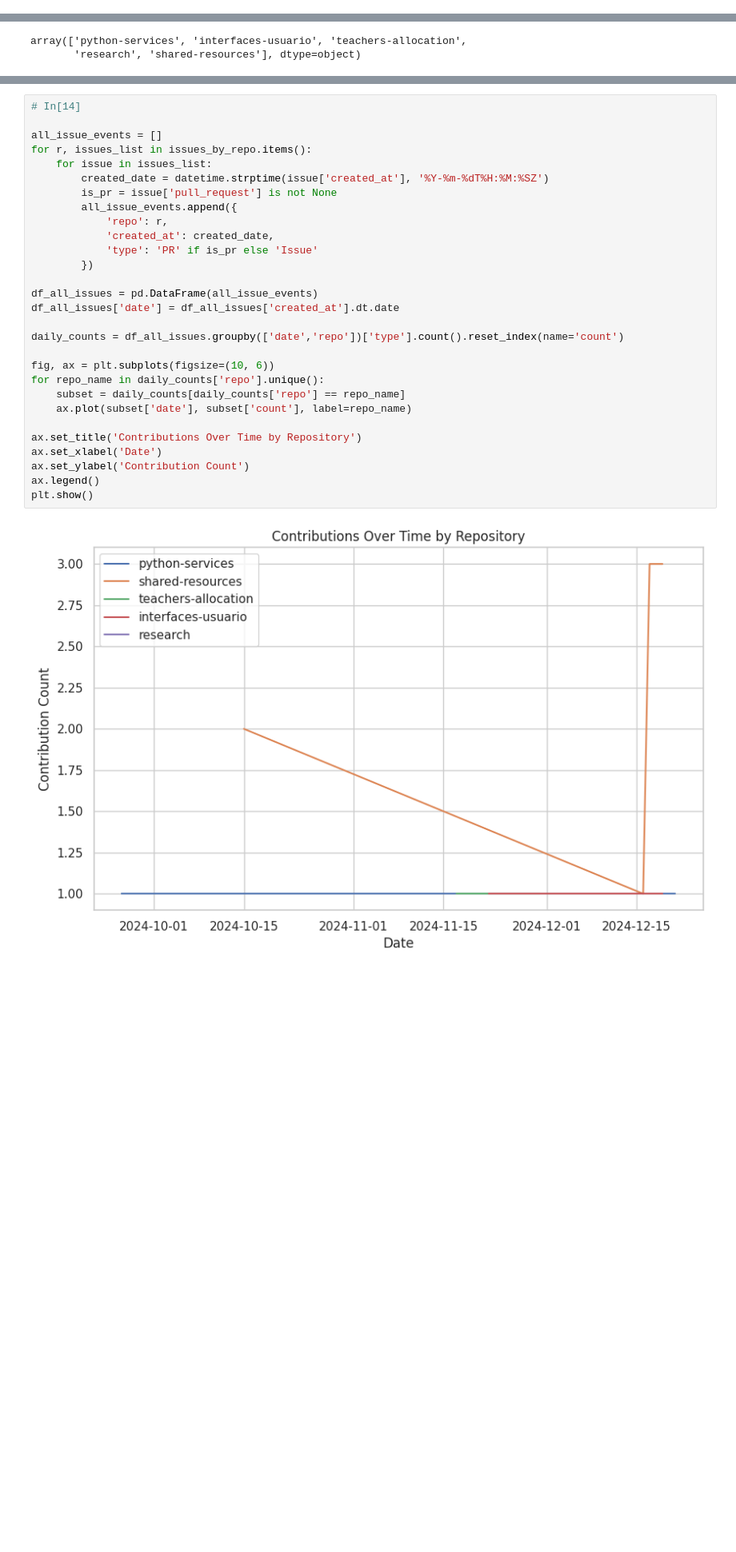
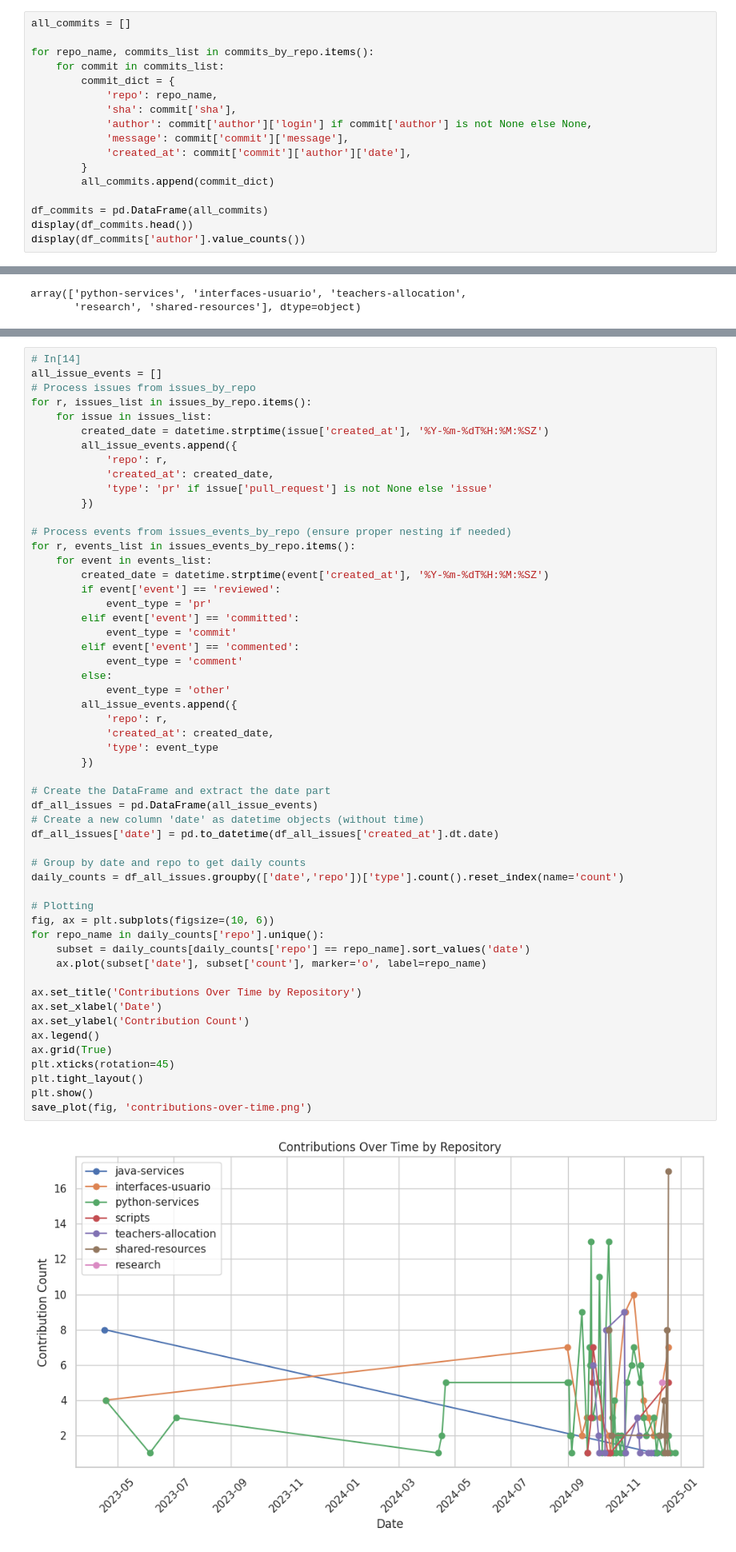
Before and after one commit to LabTechUDF/research, a Jupyter notebook: nossa_experiência_diario_de_bordo/assets/gerar_graficos_github.ipynb, the cells around one changed output, grey strips where cells are left out. Shown at 80% size. Cells and saved outputs as stored; diff of their text form; blank space fills up the shorter version.

```diff
--- a/nossa_experiência_diario_de_bordo/assets/gerar_graficos_github.ipynb
+++ b/nossa_experiência_diario_de_bordo/assets/gerar_graficos_github.ipynb
@@ -155,3 +160,20 @@ disconnected               2
 head_ref_restored          1
 review_request_removed     1
 Name: count, dtype: int64
+# %%
+all_commits = []
+
+for repo_name, commits_list in commits_by_repo.items():
+    for commit in commits_list:
+        commit_dict = {
+            'repo': repo_name,
+            'sha': commit['sha'],
+            'author': commit['author']['login'] if commit['author'] is not None else None,
+            'message': commit['commit']['message'],
+            'created_at': commit['commit']['author']['date'],
+        }
+        all_commits.append(commit_dict)
+
+df_commits = pd.DataFrame(all_commits)
+display(df_commits.head())
+display(df_commits['author'].value_counts())
@@ -427,31 +552,56 @@ plt.show()
 # %%
 # In[14]
-
 all_issue_events = []
+# Process issues from issues_by_repo
 for r, issues_list in issues_by_repo.items():
     for issue in issues_list:
         created_date = datetime.strptime(issue['created_at'], '%Y-%m-%dT%H:%M:%SZ')
-        is_pr = issue['pull_request'] is not None
         all_issue_events.append({
             'repo': r,
             'created_at': created_date,
-            'type': 'PR' if is_pr else 'Issue'
+            'type': 'pr' if issue['pull_request'] is not None else 'issue'
         })
 
+# Process events from issues_events_by_repo (ensure proper nesting if needed)
+for r, events_list in issues_events_by_repo.items():
+    for event in events_list:
+        created_date = datetime.strptime(event['created_at'], '%Y-%m-%dT%H:%M:%SZ')
+        if event['event'] == 'reviewed':
+            event_type = 'pr'
+        elif event['event'] == 'committed':
+            event_type = 'commit'
+        elif event['event'] == 'commented':
+            event_type = 'comment'
+        else:
+            event_type = 'other'
+        all_issue_events.append({
+            'repo': r,
+            'created_at': created_date,
+            'type': event_type
+        })
+
+# Create the DataFrame and extract the date part
 df_all_issues = pd.DataFrame(all_issue_events)
-df_all_issues['date'] = df_all_issues['created_at'].dt.date
+# Create a new column 'date' as datetime objects (without time)
+df_all_issues['date'] = pd.to_datetime(df_all_issues['created_at'].dt.date)
 
+# Group by date and repo to get daily counts
 daily_counts = df_all_issues.groupby(['date','repo'])['type'].count().reset_index(name='count')
 
+# Plotting
 fig, ax = plt.subplots(figsize=(10, 6))
 for repo_name in daily_counts['repo'].unique():
-    subset = daily_counts[daily_counts['repo'] == repo_name]
-    ax.plot(subset['date'], subset['count'], label=repo_name)
+    subset = daily_counts[daily_counts['repo'] == repo_name].sort_values('date')
+    ax.plot(subset['date'], subset['count'], marker='o', label=repo_name)
 
 ax.set_title('Contributions Over Time by Repository')
 ax.set_xlabel('Date')
 ax.set_ylabel('Contribution Count')
 ax.legend()
+ax.grid(True)
+plt.xticks(rotation=45)
+plt.tight_layout()
 plt.show()
+save_plot(fig, 'contributions-over-time.png')
 # %% [output]
-[figure, old version]
+[figure, new version]
```
Also changed, not shown: parts of 25 cells of this notebook.
